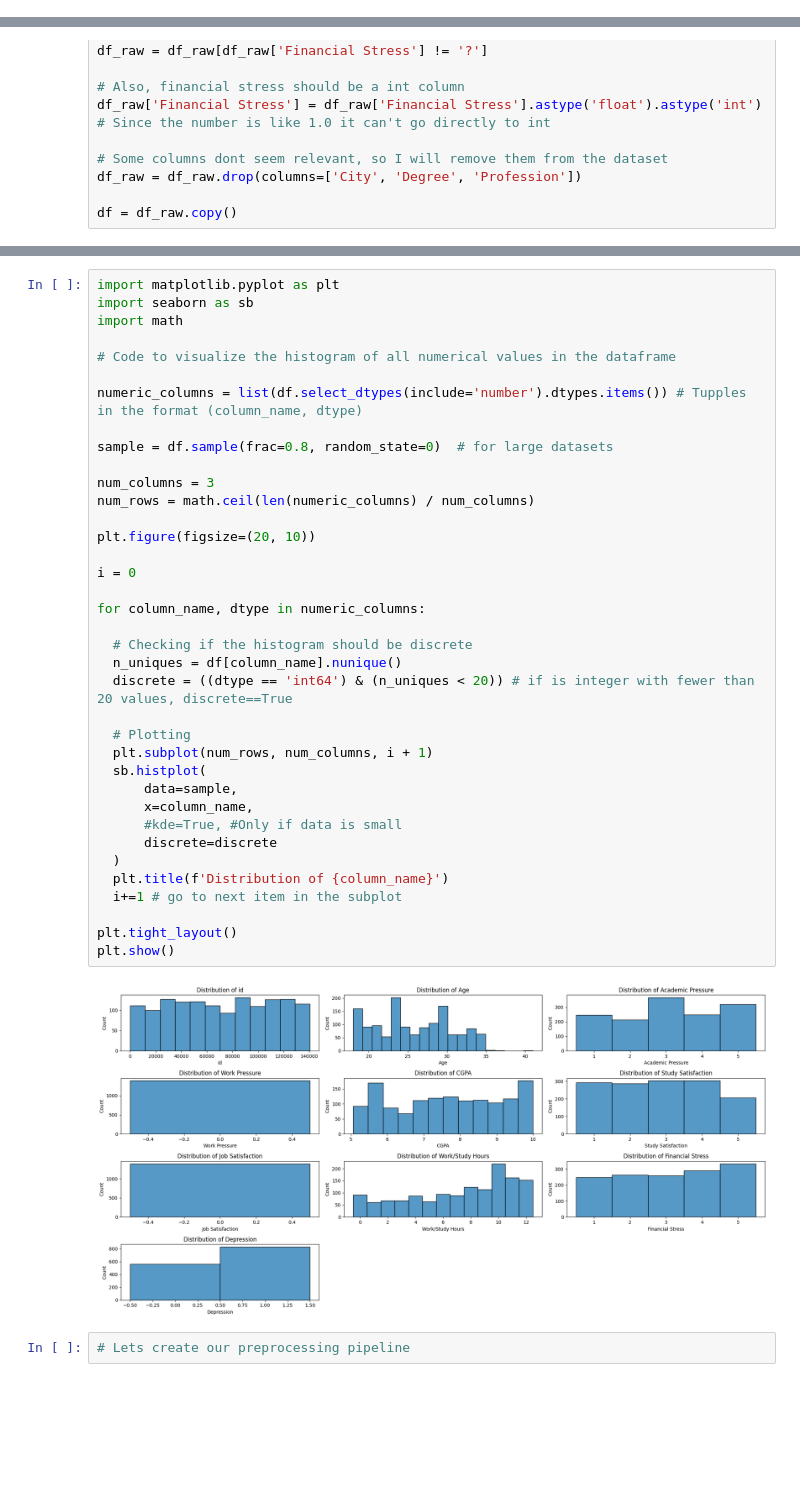
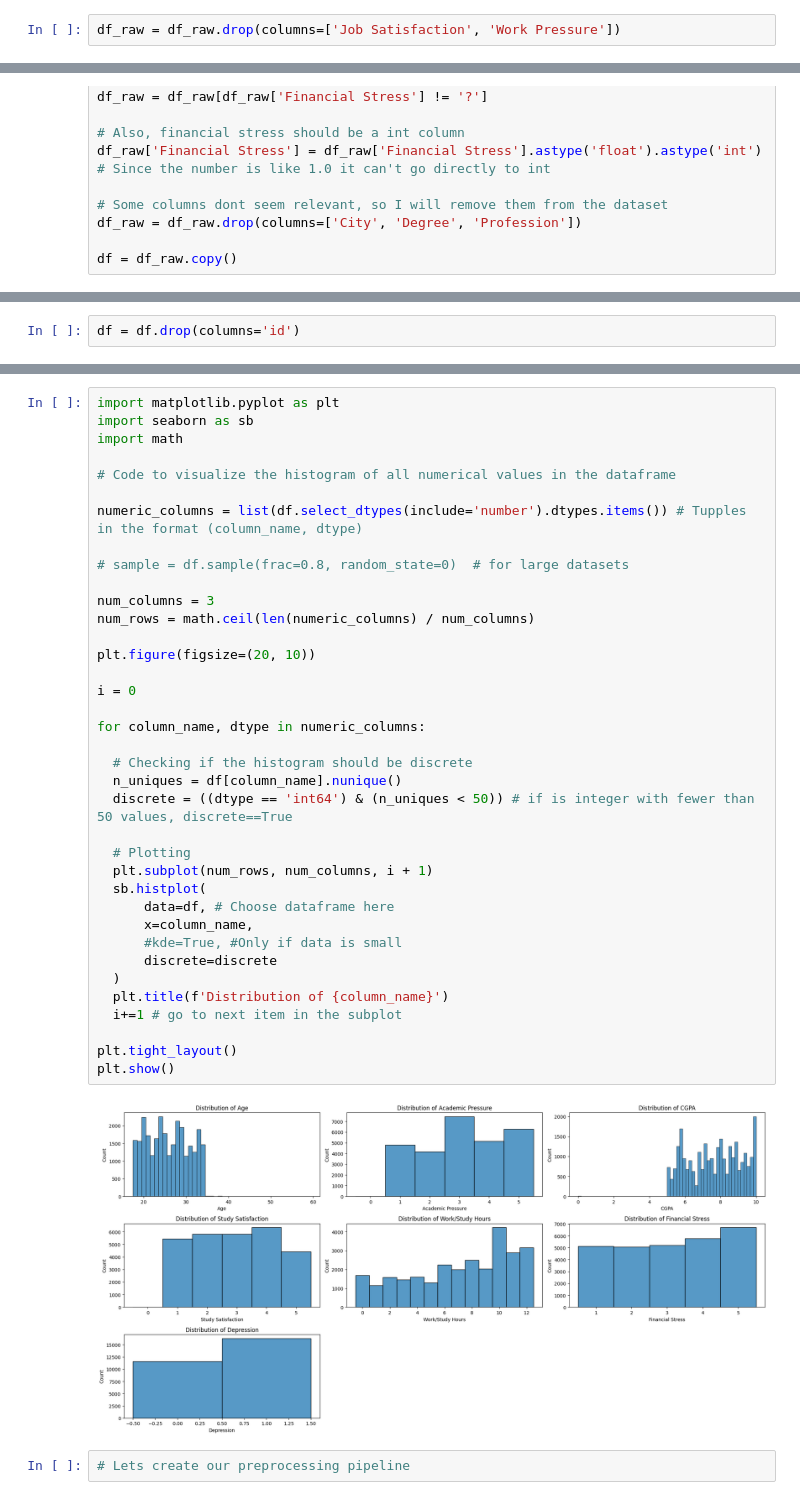
Before and after one commit to puck-arthur/data-learning, a Jupyter notebook: notebooks/week3_classification_models.ipynb, the cells around one changed output, grey strips where cells are left out. Drawn from its saved outputs; the diff is of its cells as text; blank space fills up the shorter version.

```diff
--- a/notebooks/week3_classification_models.ipynb
+++ b/notebooks/week3_classification_models.ipynb
@@ -112,3 +145,5 @@ for column in selected_columns:
+# %%
+df_raw = df_raw.drop(columns=['Job Satisfaction', 'Work Pressure'])
 # %%
 df_raw.info()
 # %% [output]
@@ -212,3 +247,5 @@ df.describe(include='all')
+# %%
+df = df.drop(columns='id')
 # %%
 df.info()
 # %% [output]
@@ -237,36 +276,36 @@ import math
 # Code to visualize the histogram of all numerical values in the dataframe
 
 numeric_columns = list(df.select_dtypes(include='number').dtypes.items()) # Tupples in the format (column_name, dtype)
 
-sample = df.sample(frac=0.8, random_state=0)  # for large datasets
+# sample = df.sample(frac=0.8, random_state=0)  # for large datasets
 
 num_columns = 3
 num_rows = math.ceil(len(numeric_columns) / num_columns)
 
 plt.figure(figsize=(20, 10))
 
 i = 0
 
 for column_name, dtype in numeric_columns:
 
   # Checking if the histogram should be discrete
   n_uniques = df[column_name].nunique()
-  discrete = ((dtype == 'int64') & (n_uniques < 20)) # if is integer with fewer than 20 values, discrete==True
+  discrete = ((dtype == 'int64') & (n_uniques < 50)) # if is integer with fewer than 50 values, discrete==True
 
   # Plotting
   plt.subplot(num_rows, num_columns, i + 1)
   sb.histplot(
-      data=sample,
+      data=df, # Choose dataframe here
       x=column_name,
       #kde=True, #Only if data is small
       discrete=discrete
   )
   plt.title(f'Distribution of {column_name}')
   i+=1 # go to next item in the subplot
 
 plt.tight_layout()
 plt.show()
 # %% [output]
-[figure, old version]
+[figure, new version]
 # %%
 # Lets create our preprocessing pipeline
```
Also changed, not shown: parts of 7 cells of this notebook.
